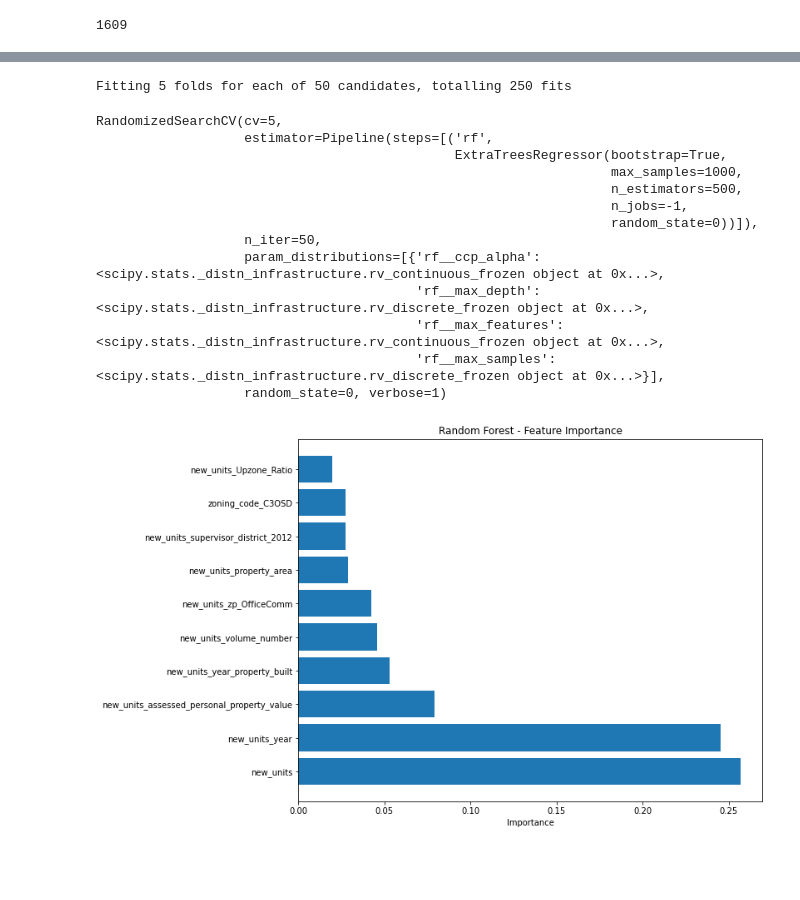
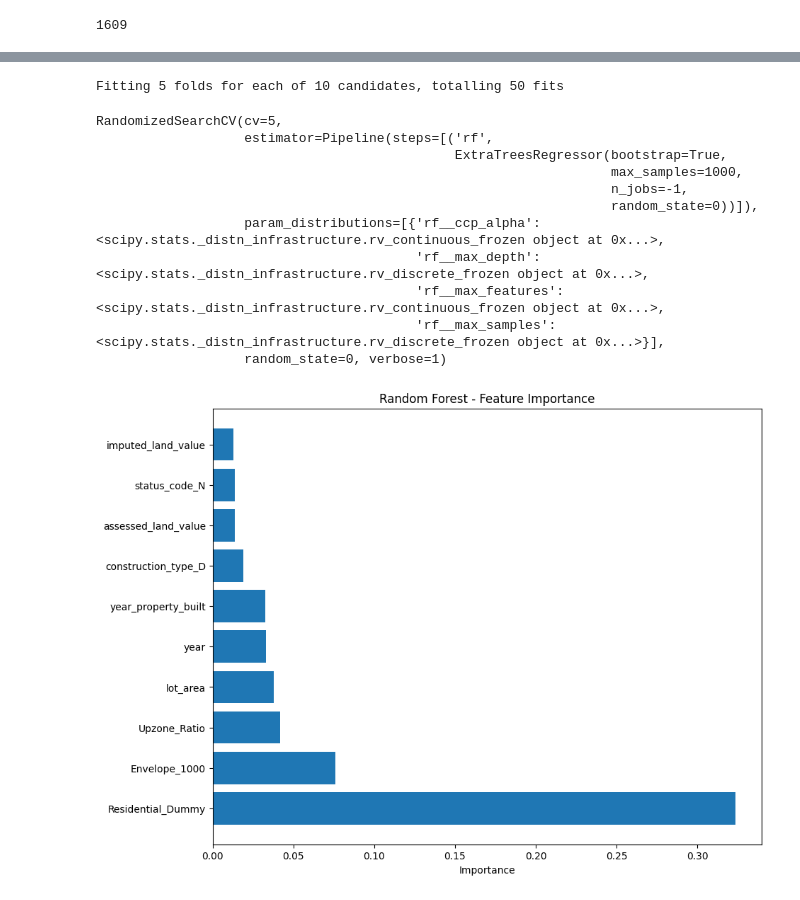
Before and after one commit to sdamerdji/dissertation, a Jupyter notebook: ef/estimate_construction.ipynb, the cells around one changed output, grey strips where cells are left out. Cells and saved outputs as stored; diff of their text form; code cells hidden in the pictures; blank space fills up the shorter version.

```diff
--- a/ef/estimate_construction.ipynb
+++ b/ef/estimate_construction.ipynb
@@ -209,6 +368,10 @@ trainY.shape
+# %%
+trainX_dummy, testX_dummy = X_dummy[y.notna()], X_dummy[y.isna()]
+# %%
+trainX_dummy = trainX_dummy.fillna(-9999)
 # %%
 regression = Pipeline([('rf',
-                        ExtraTreesRegressor(n_estimators=500, random_state=0,
+                        ExtraTreesRegressor(n_estimators=100, random_state=0,
                                             max_samples=1000, n_jobs=-1, bootstrap=True))])
 rf_param_grid = [
     {
@@ -219,19 +382,17 @@ rf_param_grid = [
     }
 ]
 # %%
-rs = RandomizedSearchCV(regression, rf_param_grid, n_iter=50, random_state=0, verbose=1, cv=5)
+rs = RandomizedSearchCV(regression, rf_param_grid, n_iter=10, random_state=0, verbose=1, cv=5)
 
-rs.fit(trainX, trainY)
+rs.fit(trainX_dummy, trainY)
 # %% [output]
-Fitting 5 folds for each of 50 candidates, totalling 250 fits
+Fitting 5 folds for each of 10 candidates, totalling 50 fits
 RandomizedSearchCV(cv=5,
                    estimator=Pipeline(steps=[('rf',
                                               ExtraTreesRegressor(bootstrap=True,
                                                                   max_samples=1000,
-                                                                  n_estimators=500,
                                                                   n_jobs=-1,
                                                                   random_state=0))]),
-                   n_iter=50,
                    param_distributions=[{'rf__ccp_alpha': <scipy.stats._distn_infrastructure.rv_continuous_frozen object at 0x...>,
                                          'rf__max_depth': <scipy.stats._distn_infrastructure.rv_discrete_frozen object at 0x...>,
                                          'rf__max_features': <scipy.stats._distn_infrastructure.rv_continuous_frozen object at 0x...>,
@@ -240,20 +401,20 @@ RandomizedSearchCV(cv=5,
 # %%
 def plot_feature_importance(importance, names, model_type):
     feature_importance = np.array(importance)
     feature_names = np.array(names)
 
     data={'feature_names':feature_names,'feature_importance':feature_importance}
     fi_df = pd.DataFrame(data)
 
     fi_df.sort_values(by=['feature_importance'], ascending=False,inplace=True)
     fi_df = fi_df[:10]
 
     plt.figure(figsize=(10,8))
     plt.barh(fi_df['feature_names'], fi_df['feature_importance'], align='center')
     plt.xlabel('Importance')
     plt.title(model_type + ' - Feature Importance')
     plt.show()
 
-plot_feature_importance(rs.best_estimator_['rf'].feature_importances_, X.columns, 'Random Forest')
+plot_feature_importance(rs.best_estimator_['rf'].feature_importances_, trainX_dummy.columns, 'Random Forest')
 # %% [output]
-[figure, old version]
+[figure, new version]
```
Also changed, not shown: parts of 53 cells of this notebook, 1 other file.
